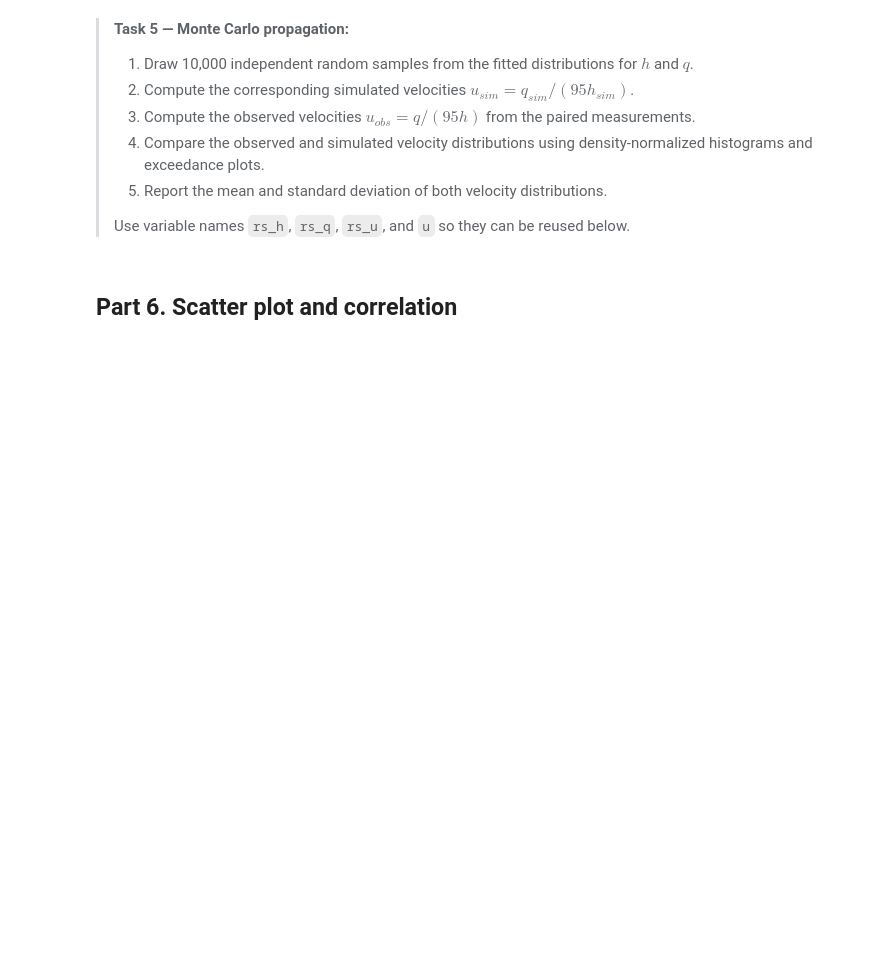
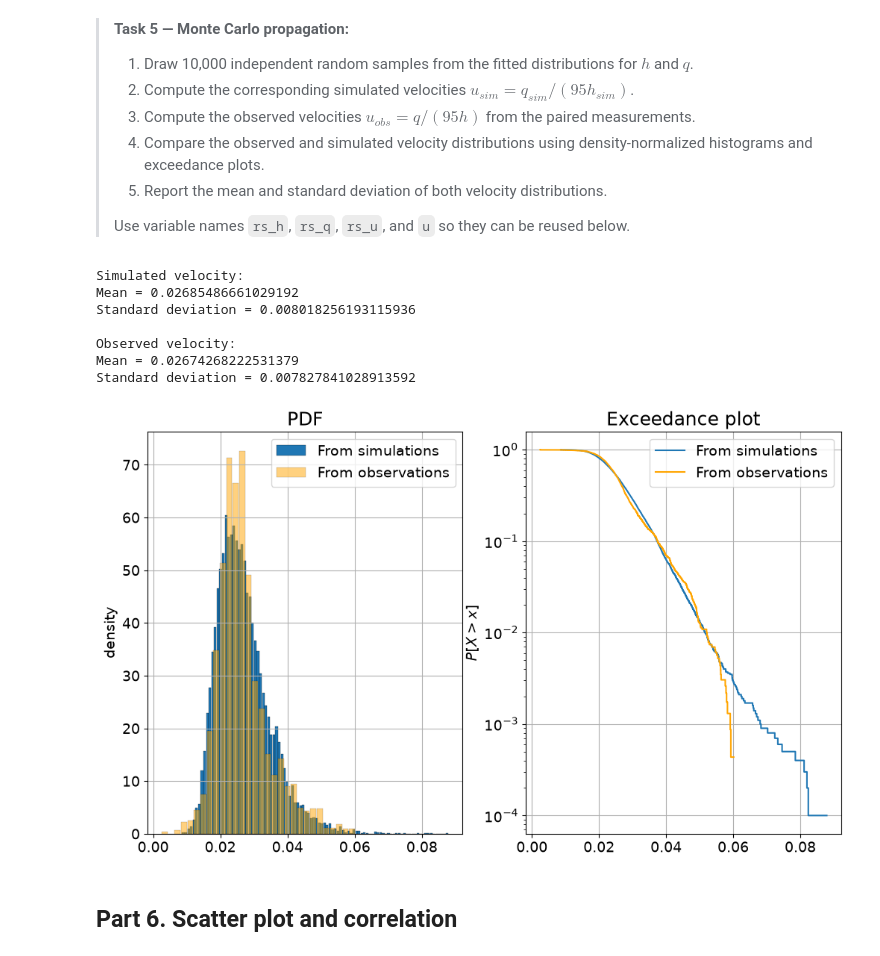
Before and after one commit to aileenkleibeuker-bit/GA1.4---Galena-7, a Jupyter notebook: GA_1.4.ipynb, the cells around one changed output. Cells and saved outputs as stored; diff of their text form; code cells hidden in the pictures; blank space fills up the shorter version.

```diff
--- a/GA_1.4.ipynb
+++ b/GA_1.4.ipynb
@@ -198,13 +208,48 @@ $$u=\frac{q}{95h}.$$
 # %%
 ### YOUR CODE HERE
 
-rs_h = stats.lognorm.rvs()
+rs_h = stats.lognorm.rvs(params_h[0], loc=params_h[1], scale=params_h[2], size = 10000)
+rs_q = stats.gumbel_r.rvs(loc=params_q[0], scale=params_q[1], size = 10000)
 
-def velocity(q,h):
-    return q / (h * 95)
+def velocity(q, h):
+    return q / (95 * h)
 
-usim = velocity(qsim, hsim)
-uobs = velocity(q,h)
+rs_u = velocity(rs_q, rs_h)
+u = velocity(q, h)
+
+fig, axes = plt.subplots(1, 2, figsize=(12, 7))
+axes[0].hist(rs_u, edgecolor='k', linewidth=0.2, density = True, label = 'From simulations', bins = 100, rwidth = 0.9)
+axes[0].hist(u, edgecolor='k', facecolor = 'orange', alpha = 0.5, linewidth=0.2, rwidth = 0.9, density = True, label = 'From observations', bins = 30)
+axes[0].set_ylabel('density')
+axes[0].set_title('PDF', fontsize=18)
+axes[0].legend(loc = "upper right")
+axes[0].grid()
+
+axes[1].step(ecdf(rs_u)[1], 1-ecdf(rs_u)[0], label = 'From simulations')
+axes[1].step(ecdf(u)[1], 1-ecdf(u)[0], color = 'orange', label = 'From observations')
+axes[1].set_ylabel('${P[X > x]}$')
+axes[1].set_title('Exceedance plot', fontsize=18)
+axes[1].set_yscale('log')
+axes[1].legend(loc = "upper right")
+axes[1].grid()
+
+
+print("Simulated velocity:")
+print("Mean =", np.mean(rs_u))
+print("Standard deviation =", np.std(rs_u))
+
+print("\nObserved velocity:")
+print("Mean =", np.mean(u))
+print("Standard deviation =", np.std(u))
+# %% [output]
+Simulated velocity:
+Mean = 0.02685486661029192
+Standard deviation = 0.008018256193115936
+
+Observed velocity:
+Mean = 0.02674268222531379
+Standard deviation = 0.007827841028913592
+[figure, added]
 # %% [markdown]
 ## Part 6. Scatter plot and correlation
 # %% [markdown]
```
Also changed, not shown: parts of 4 cells of this notebook.
